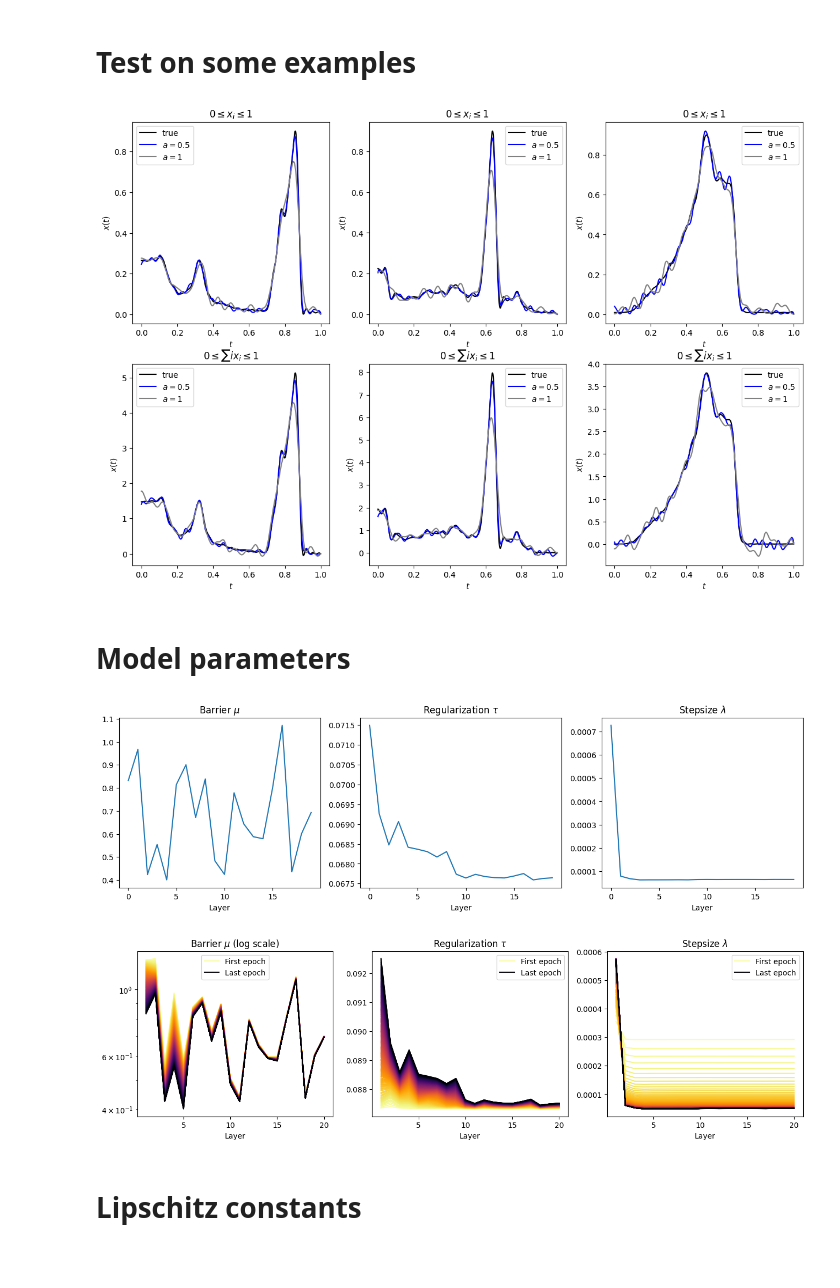
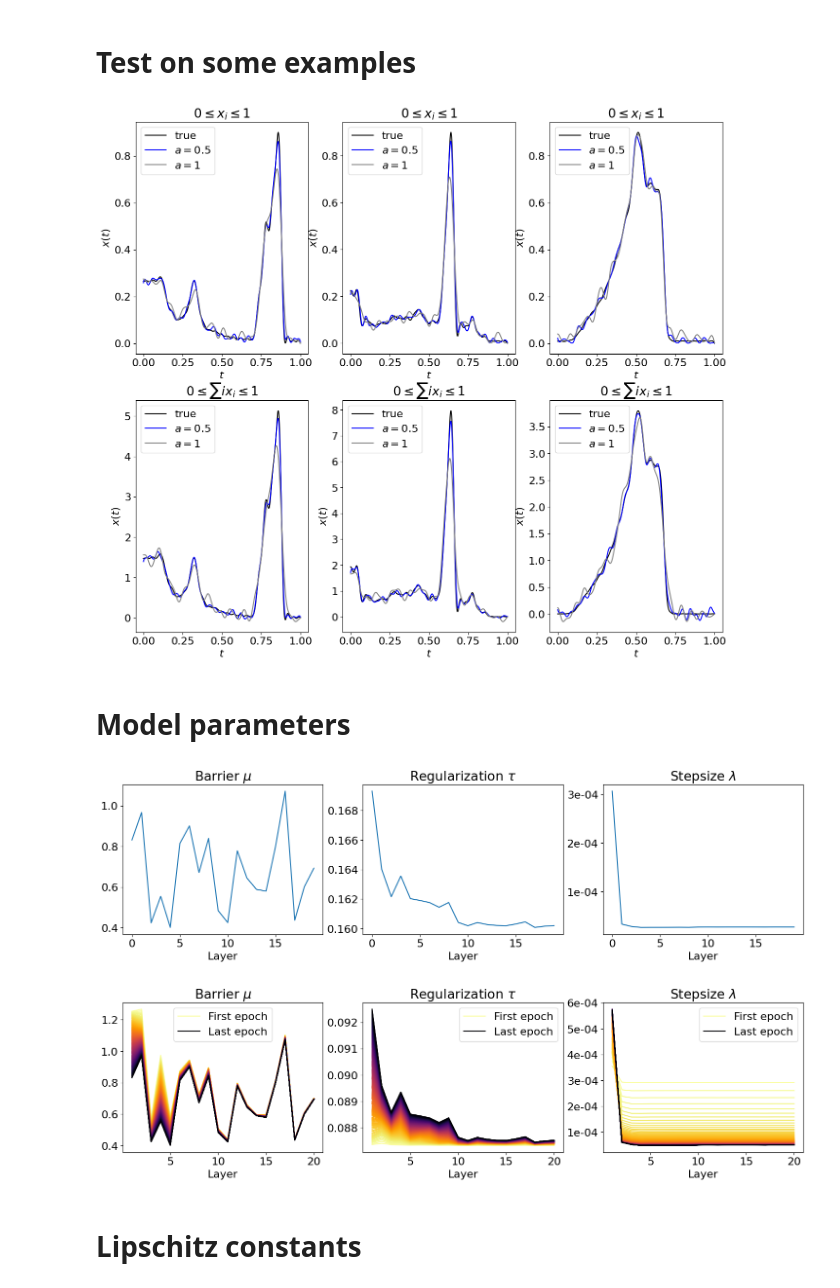
Before and after one commit to CentofantiEze/FBResNet, a Jupyter notebook: notebooks/paper_figures_and_tables.ipynb, the cells around one changed output. Saved outputs shown, nothing was run; the diff lists cells and outputs as text; code cells hidden in the pictures; blank space fills up the shorter version.

```diff
--- a/notebooks/paper_figures_and_tables.ipynb
+++ b/notebooks/paper_figures_and_tables.ipynb
@@ -150,7 +150,8 @@ t_1s, gauss_1s, pred_gauss_1s = model_1_slab.test_gauss(model_1_slab.noise, plot
 t_05c, gauss_05c, pred_gauss_05c = model_05_cube.test_gauss(model_05_cube.noise, plot_opt=False)
 t_05s, gauss_05s, pred_gauss_05s = model_05_slab.test_gauss(model_05_slab.noise, plot_opt=False)
 # %%
-fig, ax = plt.subplots(2,2,figsize=(12,12))
+mpl.rcParams.update({'font.size': 16})
+fig, ax = plt.subplots(2,2,figsize=(12,14))
 
 ax[0][0].plot(t_1c,gauss_1c, c='k', label='true')
 ax[0][0].plot(t_1c,pred_gauss_1c,c='b', label='pred')
@@ -180,6 +181,6 @@ ax[1][1].set_ylabel('x(t)')
 ax[1][1].set_title(r'$a=1/2, \; 0 \leq \sum i x_i \leq 1$')
 ax[1][1].legend()
 
-plt.savefig('../Figures/Figure_7.pdf')
+plt.savefig('../Figures/Figure_gaussian_preds_bigfont.pdf')
 plt.show()
 # %% [output]
@@ -188,37 +189,37 @@ plt.show()
 # Test on some examples
 # %%
 t = np.linspace(0,1,model_1_cube.physics.nx, endpoint=False)
-fig, ax = plt.subplots(2,3,figsize=(15,10))
+fig, ax = plt.subplots(2,3,figsize=(16,14))
 
 example_idx = [12,35,66]
 
 for i, example in enumerate(example_idx):
 
     _, signals_1_cube = model_1_cube.test(val_set_1_cube,plot_opt=False, idx=example)
     _, signals_1_slab = model_1_slab.test(val_set_1_slab,plot_opt=False, idx=example)
     _, signals_05_cube = model_05_cube.test(val_set_05_cube,plot_opt=False, idx=example)
     _, signals_05_slab = model_05_slab.test(val_set_05_slab,plot_opt=False, idx=example)
 
     ax[0][i].plot(t, signals_1_cube['x_elt_true'],c='k', label='true')
     ax[0][i].plot(t, signals_05_cube['x_elt_pred'],c='b', label='$a=0.5$')
     ax[0][i].plot(t, signals_1_cube['x_elt_pred'],c='gray', label='$a=1$')
     ax[0][i].set_xlabel('$t$')
     ax[0][i].set_ylabel('$x(t)$')
     ax[0][i].set_title('$0 \leq x_i \leq 1$')
     ax[0][i].legend()
 
     ax[1][i].plot(t, signals_1_slab['x_elt_true'],c='k', label='true')
     ax[1][i].plot(t, signals_05_slab['x_elt_pred'],c='b', label='$a=0.5$')
     ax[1][i].plot(t, signals_1_slab['x_elt_pred'],c='gray', label='$a=1$')
     ax[1][i].set_xlabel('$t$')
     ax[1][i].set_ylabel('$x(t)$')
     ax[1][i].set_title('$0 \leq \sum i x_i \leq 1$')
     ax[1][i].legend()
 
-plt.savefig('../Figures/Figure_8.pdf')
+plt.savefig('../Figures/Figure_hist_preds_bigfont.pdf')
 plt.show()
 # %% [output]
-[figure, old version]
+[figure, new version]
 # %% [markdown]
 # Model parameters
 # %%
@@ -226,7 +227,7 @@ mu_vec = [np.squeeze(model_1_cube.model.Layers[layer_id].mu).item() for layer_id
 tau_vec = [np.squeeze(model_1_cube.model.Layers[layer_id].gamma_reg[1]).item() for layer_id in range(20)]
 lambda_vec = [np.squeeze(model_1_cube.model.Layers[layer_id].gamma_reg[0]).item() for layer_id in range(20)]
 
-im, ax = plt.subplots(1,3, figsize=(16,4))
+im, ax = plt.subplots(1,3, figsize=(18,4))
 
 ax[0].plot(mu_vec)
 ax[0].set_xlabel('Layer')
@@ -239,23 +240,25 @@ ax[1].set_title(r'Regularization $\tau$')
 ax[2].plot(lambda_vec)
 ax[2].set_xlabel('Layer')
 ax[2].set_title(r'Stepsize $\lambda$')
+ax[2].yaxis.set_major_formatter(mpl.ticker.FormatStrFormatter('%.0e'))
 
-plt.savefig('../Figures/Figure_9.pdf')
+plt.savefig('../Figures/Figure_params_bigfont.pdf')
 plt.show()
 # %% [output]
-[figure, old version]
+[figure, new version]
 # %%
 opt_hist = np.load('../outputs/opt_hist/model_1_cube_opt_hist.npy', allow_pickle=True)[()]
 hyper_params = opt_hist['fb_params']
 # %%
-im, ax = plt.subplots(1,3, figsize=(16,4))
+im, ax = plt.subplots(1,3, figsize=(18,4))
 for i in range(model_1_cube.nb_epochs):
 
     ax[0].plot(np.arange(1, model_1_cube.nb_blocks+1),hyper_params[i,0], color=sns.color_palette('inferno',n_colors=model_1_cube.nb_epochs)[model_1_cube.nb_epochs-i-1],
         label='First epoch' if i==0 else 'Last epoch' if i==(model_1_cube.nb_epochs-1) else '_hide')
-    ax[0].set_yscale('log')
+    #ax[0].set_yscale('log')
     ax[0].set_xlabel('Layer')
-    ax[0].set_title(r'Barrier $\mu$ (log scale)')
+    ax[0].set_title(r'Barrier $\mu$')
+    # ax[0].set_title(r'Barrier $\mu$ (log scale)')
 
     ax[1].plot(np.arange(1, model_1_cube.nb_blocks+1),hyper_params[i,1], color=sns.color_palette('inferno',n_colors=model_1_cube.nb_epochs)[model_1_cube.nb_epochs-i-1],
         label='First epoch' if i==0 else 'Last epoch' if i==(model_1_cube.nb_epochs-1) else '_hide')
@@ -266,13 +269,14 @@ for i in range(model_1_cube.nb_epochs):
         label='First epoch' if i==0 else 'Last epoch' if i==(model_1_cube.nb_epochs-1) else '_hide')
     ax[2].set_xlabel('Layer')
     ax[2].set_title(r'Stepsize $\lambda$')
+    ax[2].yaxis.set_major_formatter(mpl.ticker.FormatStrFormatter('%.0e'))
 
 for i in range(3): ax[i].legend()
 
-plt.savefig('../Figures/Figure_9bis.pdf')
+plt.savefig('../Figures/Figure_params_evolution_bigfont.pdf')
 plt.show()
 # %% [output]
-[figure, old version]
+[figure, new version]
 # %% [markdown]
 # Lipschitz constants
 # %%
```
Also changed, not shown: parts of 6 cells of this notebook, 8 other files.
